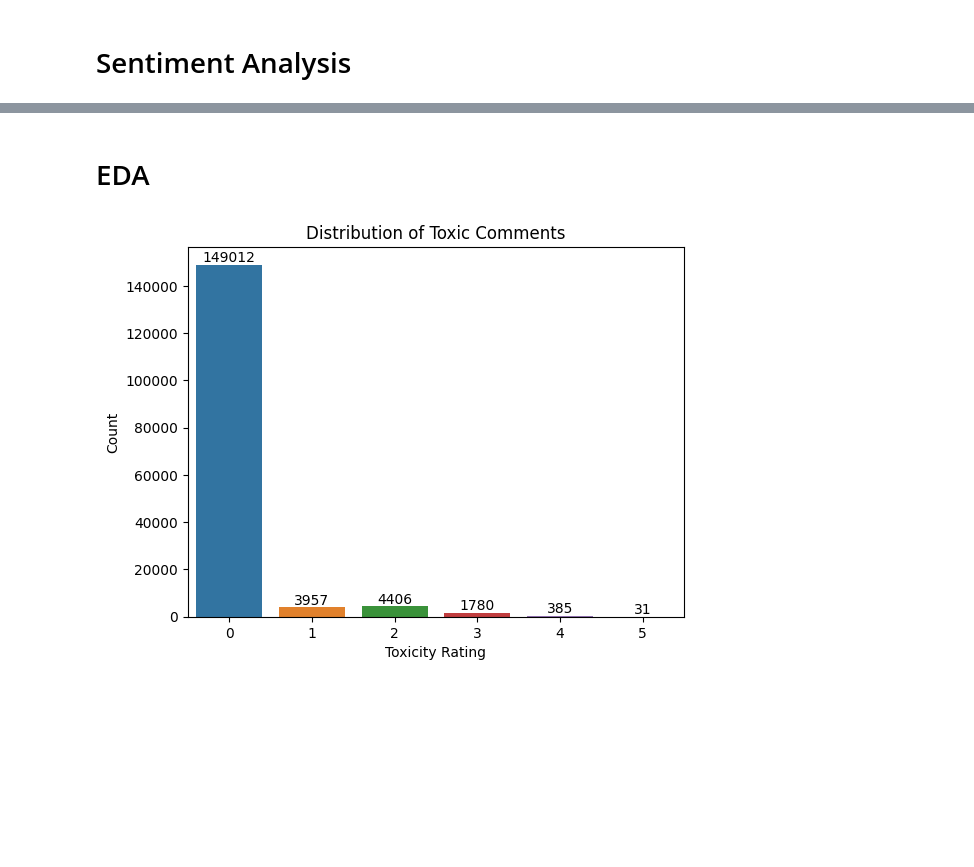
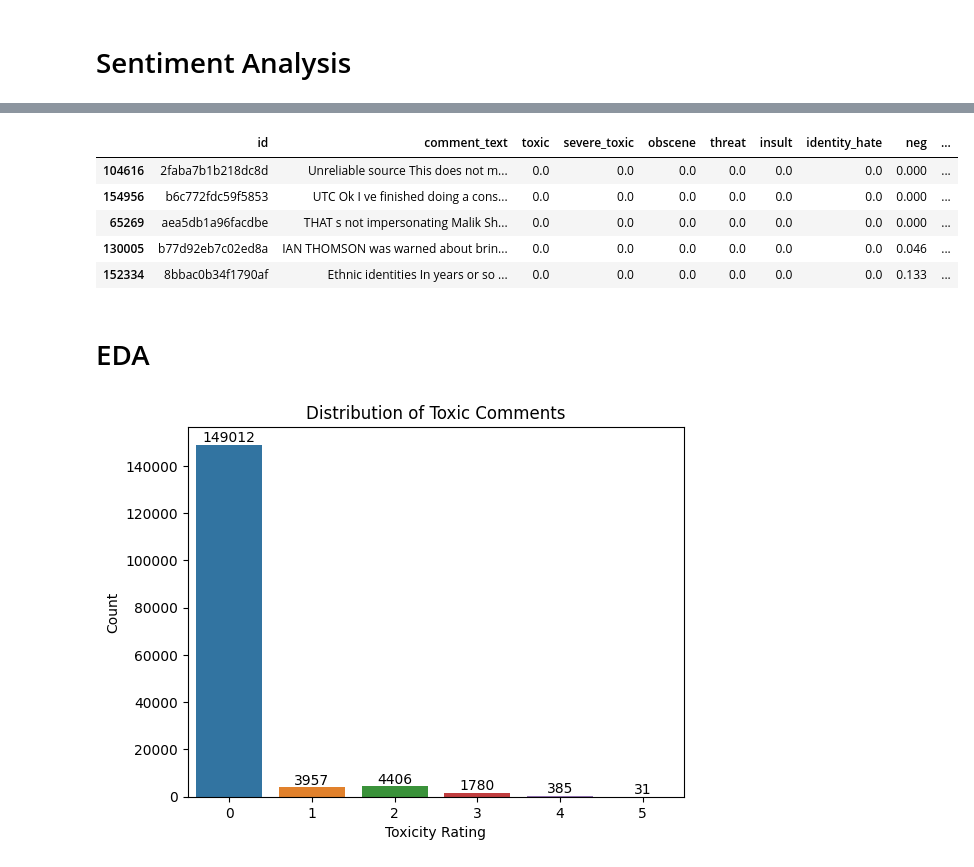
Before and after one commit to Jester-Head/literate-umbrella, a Jupyter notebook: making_model.ipynb, the cells around one changed output, grey strips where cells are left out. Drawn from its saved outputs; the diff is of its cells as text; code cells hidden in the pictures; blank space fills up the shorter version.

```diff
--- a/making_model.ipynb
+++ b/making_model.ipynb
@@ -106,4 +107,0 @@ def sentiment_score(df):
-# %%
-df = data[['comment_text','sentiment']]
-df['score'] = data['severe_toxic']+data['obscene']+data['threat']+data['insult']+data['identity_hate']
-df.head()
@@ -122,3 +115,14 @@ See the caveats in the documentation: https://pandas.pydata.org/pandas-docs/stab
+# %%
+col_list = ['severe_toxic','obscene','threat','insult','identity_hate']
+df['score'] = df[col_list].astype(int).sum(axis=1)
+df.sample(5)
+# %% [output]
+|  | id | comment_text | toxic | severe_toxic | obscene | threat | insult | identity_hate | neg | ... |
+| 104616 | 2faba7b1b218dc8d | Unreliable source This does not m... | 0.0 | 0.0 | 0.0 | 0.0 | 0.0 | 0.0 | 0.000 | ... |
+| 154956 | b6c772fdc59f5853 | UTC Ok I ve finished doing a cons... | 0.0 | 0.0 | 0.0 | 0.0 | 0.0 | 0.0 | 0.000 | ... |
+| 65269 | aea5db1a96facdbe | THAT s not impersonating Malik Sh... | 0.0 | 0.0 | 0.0 | 0.0 | 0.0 | 0.0 | 0.000 | ... |
+| 130005 | b77d92eb7c02ed8a | IAN THOMSON was warned about brin... | 0.0 | 0.0 | 0.0 | 0.0 | 0.0 | 0.0 | 0.046 | ... |
+| 152334 | 8bbac0b34f1790af | Ethnic identities In years or so ... | 0.0 | 0.0 | 0.0 | 0.0 | 0.0 | 0.0 | 0.133 | ... |
 # %% [markdown]
 # EDA
 # %%
```
Also changed, not shown: parts of 16 cells of this notebook.
